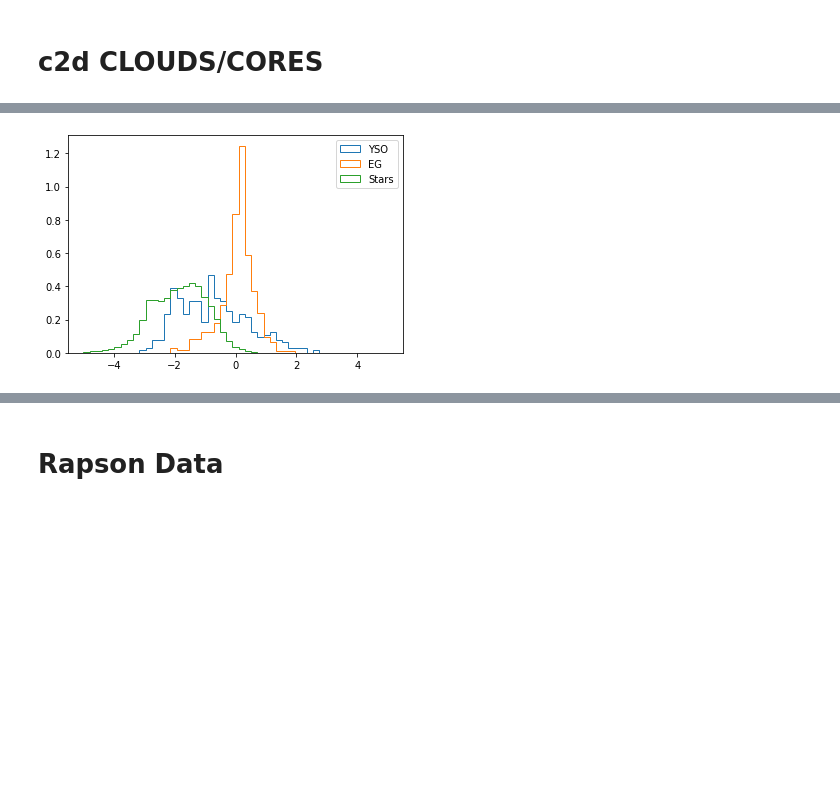
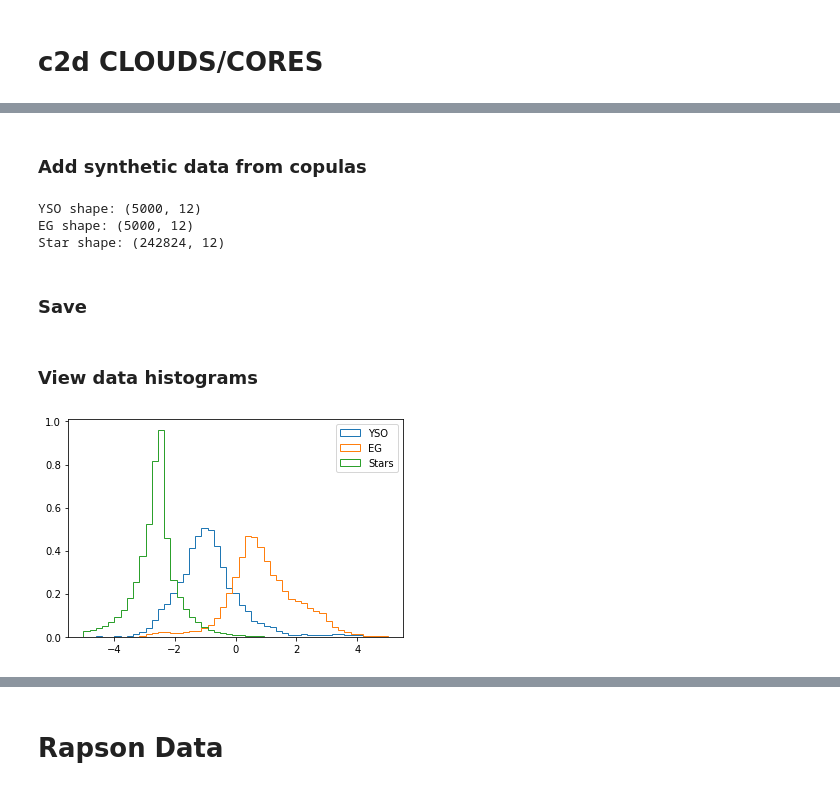
Before and after one commit to bcrompvoets/Random, a Jupyter notebook: Phase_3_2__IRAC+MIPS_Classification/Notebooks/Data_Preparation.ipynb, the cells around one changed output, grey strips where cells are left out. Drawn from its saved outputs; the diff is of its cells as text; code cells hidden in the pictures; blank space fills up the shorter version.

Commit message:
Synth IRAC data best results, numba imp, mips prep

```diff
--- a/Phase_3_2__IRAC+MIPS_Classification/Notebooks/Data_Preparation.ipynb
+++ b/Phase_3_2__IRAC+MIPS_Classification/Notebooks/Data_Preparation.ipynb
@@ -162,0 +111,23 @@ c2d_IRAC_NEW.head()
+# %%
+#Create synthetic data
+c2d_IRAC_NEW = c2d_IRAC[["ir1_flux_c","ir1_d_flux_c","ir2_flux_c","ir2_d_flux_c","ir3_flux_c","ir3_d_flux_c","ir4_flux_c","ir4_d_flux_c",'mp1_flux_c', 'mp1_d_flux_c',"alpha", "Target"]]
+
+# Load a dataset with the real not-independent data
+real_data_YS = c2d_IRAC_NEW[c2d_IRAC_NEW["Target"]==0]
+real_data_EG = c2d_IRAC_NEW[c2d_IRAC_NEW["Target"]==1]
+
+# Fit a gaussian copula to the data
+copulaYS = GaussianMultivariate()
+copulaYS.fit(real_data_YS)
+
+# Sample synthetic data
+N_YS = 5000 - real_data_YS.shape[0]
+synthetic_data_YS = copulaYS.sample(N_YS)
+
+# Fit a gaussian copula to the data
+copulaEG = GaussianMultivariate()
+copulaEG.fit(real_data_EG)
+
+# Sample synthetic data
+N_EG = 5000 - real_data_EG.shape[0]
+synthetic_data_EG = copulaEG.sample(N_EG)
@@ -163 +150,22 @@ c2d_IRAC_NEW.head()
+# %% [markdown]
+### Add synthetic data from copulas
+# %%
+c2d_IRAC_SYNTH = pd.merge_ordered(synthetic_data_YS,synthetic_data_EG)
+c2d_IRAC_SYNTH.columns = ["ir1_flux_c","ir1_d_flux_c","ir2_flux_c","ir2_d_flux_c","ir3_flux_c","ir3_d_flux_c","ir4_flux_c","ir4_d_flux_c",'mp1_flux_c', 'mp1_d_flux_c', "alpha","Target"]
+c2d_IRAC_NEW_w_SYNTH = pd.merge_ordered(c2d_IRAC_NEW,c2d_IRAC_SYNTH)
+
+
+shape_YSO = c2d_IRAC_NEW_w_SYNTH[c2d_IRAC_NEW_w_SYNTH["Target"]==0].shape
+shape_EG = c2d_IRAC_NEW_w_SYNTH[c2d_IRAC_NEW_w_SYNTH["Target"]==1].shape
+shape_ST = c2d_IRAC_NEW_w_SYNTH[c2d_IRAC_NEW_w_SYNTH["Target"]==2].shape
+print(f"YSO shape: {shape_YSO}")
+print(f"EG shape: {shape_EG}")
+print(f"Star shape: {shape_ST}")
+# c2d_IRAC_NEW_w_SYNTH.shape
+# %% [output]
+YSO shape: (5000, 12)
+EG shape: (5000, 12)
+Star shape: (242824, 12)
+# %% [markdown]
+### Save
 # %%
@@ -169,26 +177,28 @@ np.save("../Data/c2d_Targets_CORES_Valid.npy",c2d_IRAC_NEW[["Target"]].values.as
+# %% [markdown]
+### View data histograms
 # %%
 import matplotlib.pyplot as plt
 bins= np.linspace(-5,5,20)
 
-c2d_tar = c2d_IRAC_NEW[["Target"]].values.astype(int)
-c2d_inp = c2d_IRAC_NEW[["ir1_flux_c","ir1_d_flux_c","ir2_flux_c","ir2_d_flux_c","ir3_flux_c","ir3_d_flux_c","ir4_flux_c","ir4_d_flux_c","alpha"]].values.astype(float)
+c2d_tar = c2d_IRAC_NEW_w_SYNTH[["Target"]].values.astype(int)
+c2d_inp = c2d_IRAC_NEW_w_SYNTH[["ir1_flux_c","ir1_d_flux_c","ir2_flux_c","ir2_d_flux_c","ir3_flux_c","ir3_d_flux_c","ir4_flux_c","ir4_d_flux_c","alpha"]].values.astype(float)
 EG = np.where(c2d_tar==1)[0]
 alphasEG = c2d_inp[EG].transpose()[8]
 
 YSO = np.where(c2d_tar==0)[0]
 alphasYS = c2d_inp[YSO].transpose()[8]
 
 ST = np.where(c2d_tar==2)[0]
 alphasST = c2d_inp[ST].transpose()[8]
 
 bins= np.linspace(-5,5,50)
 plt.hist(alphasYS,bins,histtype='step',label='YSO',density=True)
 plt.hist(alphasEG,bins,histtype='step',label='EG',density=True)
 plt.hist(alphasST,bins,histtype='step',label='Stars',density=True)
 plt.legend()
 plt.show()
 # %% [output]
-[figure, old version]
+[figure, new version]
 # %%
 fig, axs = plt.subplots(2,2)
 axs[0][0].hist(c2d_inp[YSO].transpose()[0],histtype='step',label='YSO',density=True)
```
Also changed, not shown: parts of 21 cells of this notebook, 25 other files.
